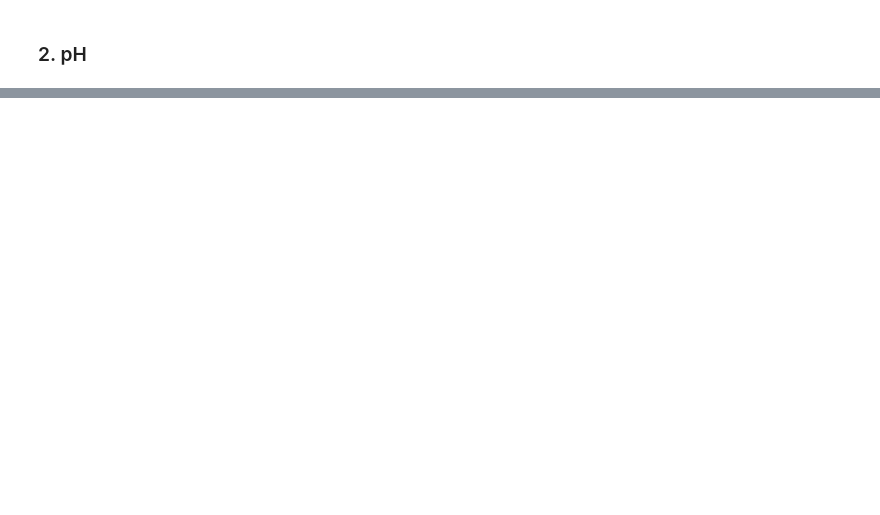
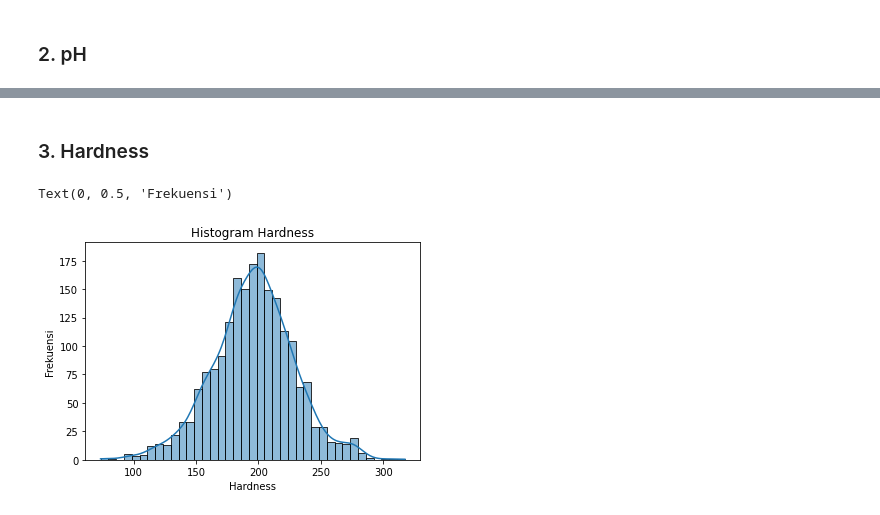
Before and after one commit to TubesForLyfe/ProbStat, a Jupyter notebook: src/main.ipynb, the cells around one changed output, grey strips where cells are left out. Cells and saved outputs as stored; diff of their text form; code cells hidden in the pictures; blank space fills up the shorter version.

```diff
--- a/src/main.ipynb
+++ b/src/main.ipynb
@@ -614,0 +308,11 @@ array([[<AxesSubplot:xlabel='id', ylabel='id'>,
+# %% [markdown]
+### 3. Hardness
+# %%
+# Histogram kolom Hardness
+
+HistHardness = sns.histplot(Hardness, kde = True)
+HistHardness.set_title("Histogram Hardness")
+HistHardness.set_ylabel("Frekuensi")
+# %% [output]
+Text(0, 0.5, 'Frekuensi')
+[figure, added]
```
Also changed, not shown: parts of 91 cells of this notebook.
